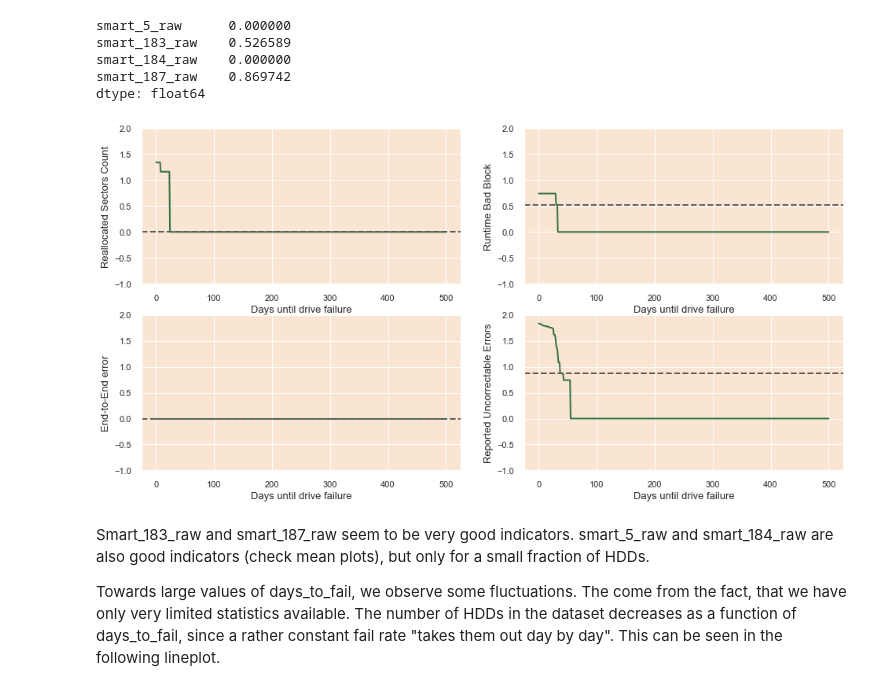
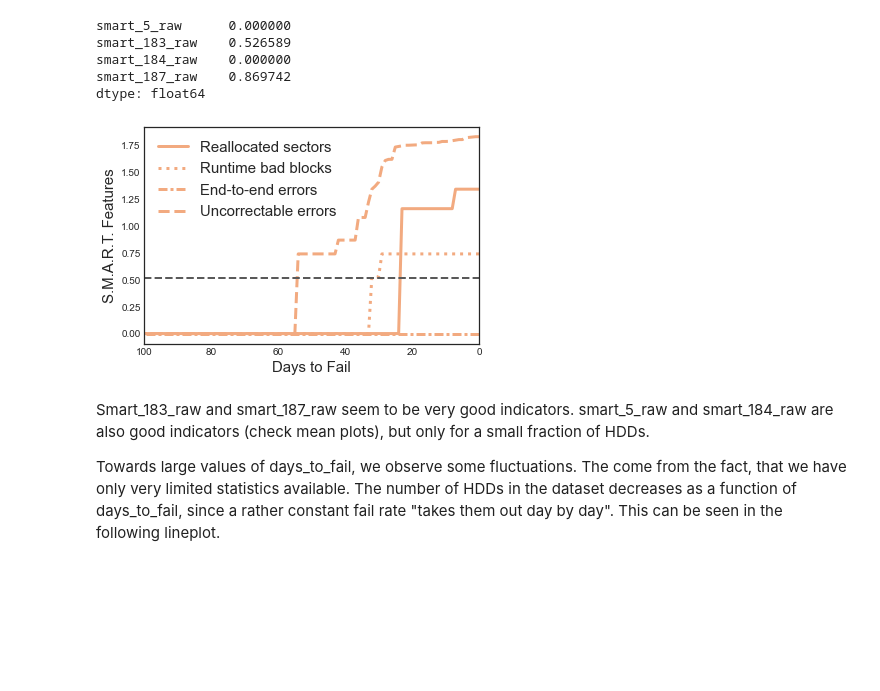
Before and after one commit to wcmphysics/DataScienceBootcamp-Capstone, a Jupyter notebook: notebooks/daniela_modelling.ipynb, the cells around one changed output. Cells and saved outputs as stored; diff of their text form; code cells hidden in the pictures; blank space fills up the shorter version.

```diff
--- a/notebooks/daniela_modelling.ipynb
+++ b/notebooks/daniela_modelling.ipynb
@@ -49,8 +49,8 @@ import warnings
 warnings.filterwarnings('ignore')
 
 # set the plotting styel for the notebook
-plt.style.use('seaborn')
-sns.set(rc={'axes.facecolor':'#fae5d2', 'figure.facecolor':'white'})
+plt.style.use('seaborn-white')
+# sns.set(rc={'axes.facecolor':'#fae5d2', 'figure.facecolor':'white'})
 
 # define the random seed for modelling and train-test split
 RSEED = 42
@@ -118,6 +118,15 @@ display(df[df['fail_30'] == 1][columns].describe().T)
 | smart_183_raw | 18845.0 | 9.646962 | 47.807292 | 0.0 | 0.0 | 1.0 | 4.0 | 720.0 |
 | smart_184_raw | 18845.0 | 1.988007 | 16.701659 | 0.0 | 0.0 | 0.0 | 0.0 | 340.0 |
 | smart_187_raw | 18845.0 | 31.456514 | 74.309154 | 0.0 | 0.0 | 3.0 | 28.0 | 940.0 |
+# %%
+plt.style.use('seaborn-white')
+
+color = '#f2aa80'
+color_threshold = '#595959'
+
+linewidth = 3
+linewidth_threshold = 2
+fontsize = 15
 # %%
 # set the time window (for classification task this is the respective cut off date)
 time_window = 30
@@ -181,45 +191,59 @@ dtype: float64
 # %%
 serial = df.sample(1)['serial_number'].to_list()[0]
 serial_number_list.append(serial)
 data = df[df['serial_number'] == 'S300ZAXR']
 
 # scaler = MinMaxScaler()
 # data[smart_features] = scaler.fit_transform(data[smart_features])
 
 data[smart_features] = np.log(data[smart_features]+1)
 
-counter = 0
+# counter = 0
 
-fig, ax = plt.subplots(2,2, figsize=(16,8))
+# fig, ax = plt.subplots(2,2, figsize=(16,8))
 
-for index, feature in enumerate(smart_features):
-    sns.lineplot(x=data.countdown, y=data[feature], color='#327343', linewidth=2, ax=ax[counter,(index % 2)])
-    #ax[counter,(index % 2)].set_title(feature_names[index], fontsize=18)
-    ax[counter,(index % 2)].set_ylabel(feature_names[index], fontsize=13)
-    ax[counter,(index % 2)].set_xlabel('Days until drive failure', fontsize=13)
-    ax[counter,(index % 2)].axhline(y=threshold[feature], c='#595959',linestyle='--', linewidth=2)
-    ax[counter,(index % 2)].set_xlim(-25)
-    ax[counter,(index % 2)].set_ylim(-1, 2)
+# for index, feature in enumerate(smart_features):
+#     sns.lineplot(x=data.countdown, y=data[feature], color=color, linewidth=linewidth, ax=ax[counter,(index % 2)])
+#     #ax[counter,(index % 2)].set_title(feature_names[index], fontsize=18)
+#     ax[counter,(index % 2)].set_ylabel(feature_names[index], fontsize=fontsize)
+#     ax[counter,(index % 2)].set_xlabel('Days until drive failure', fontsize=fontsize)
+#     ax[counter,(index % 2)].axhline(y=threshold[feature], c='#595959',linestyle='--', linewidth=2)
+#     ax[counter,(index % 2)].set_xlim(-25)
+#     ax[counter,(index % 2)].set_ylim(-1, 2)
+#     ax[counter,(index % 2)].invert_xaxis()
 
-    if index == 1 or index == 3:
-        counter += 1
+#     if index == 1 or index == 3:
+#         counter += 1
+
+
+# plt.savefig('../images/baselinefeatures.png', bbox_inches = "tight")
+
+
+g = sns.lineplot(x=data.countdown, y=data['smart_5_raw'], label='Reallocated sectors', color=color, ci=ci, linewidth=linewidth,  linestyle='-')
+#g.axhline(y=threshold['smart_5_raw'], c=color_threshold,linestyle='-', linewidth=linewidth_threshold)
+
+g = sns.lineplot(x=data.countdown, y=data['smart_183_raw'], label='Runtime bad blocks', color=color, ci=ci,  linewidth=linewidth,  linestyle=':')
+#g.axhline(y=threshold['smart_183_raw'], c=color_threshold,linestyle=':', linewidth=linewidth_threshold)
+
+g = sns.lineplot(x=data.countdown, y=data['smart_184_raw'], label='End-to-end errors', color=color, ci=ci, linewidth=linewidth,  linestyle=(0, (3, 1, 1, 1)))
+#g.axhline(y=threshold['smart_184_raw'], c=color_threshold,linestyle=(0, (3, 1, 1, 1)), linewidth=linewidth_threshold)
+
+g = sns.lineplot(x=data.countdown, y=data['smart_187_raw'], label='Uncorrectable errors', color=color, ci=ci, linewidth=linewidth,  linestyle='--')
+#g.axhline(y=threshold['smart_187_raw'], c=color_threshold,linestyle='--', linewidth=linewidth_threshold)
+
+g.axhline(y=0.52, c=color_threshold, linestyle='--', linewidth=linewidth_threshold)
+
+# g.set_title('Important Smart Features - Development over Time', fontsize=20)
+g.set_ylabel('S.M.A.R.T. Features', fontsize=fontsize)
+g.set_xlabel('Days to Fail', fontsize=fontsize)
+g.set_xlim(0, 100)
+g.set_ylim(-0.1)
+g.legend(fontsize=fontsize)
+g.invert_xaxis()
 
 plt.savefig('../images/baselinefeatures.png', bbox_inches = "tight")
-
-
-# for feature in smart_features:
-#     g = sns.lineplot(x=data.countdown, y=data[feature], label=feature)
-#     #g.set_title('Important Smart Features - Development over Time', fontsize=18)
-#     g.axhline(y=threshold[feature])
-#     g.set_ylabel('smart features', fontsize=13)
-#     g.set_xlabel('Days until drive failure', fontsize=13)
-#     g.set_xlim(-5)
-#     g.set_ylim(-0.1)
-#     g.legend()
-
-#     plt.savefig('../images/baselinefeatures_together.png', bbox_inches = "tight")
 # %% [output]
-[figure, old version]
+[figure, new version]
 # %% [markdown]
 Smart_183_raw and smart_187_raw seem to be very good indicators. smart_5_raw and smart_184_raw are also good indicators (check mean plots), but only for a small fraction of HDDs.
 
```
Also changed, not shown: parts of 15 cells of this notebook, 1 other file.
